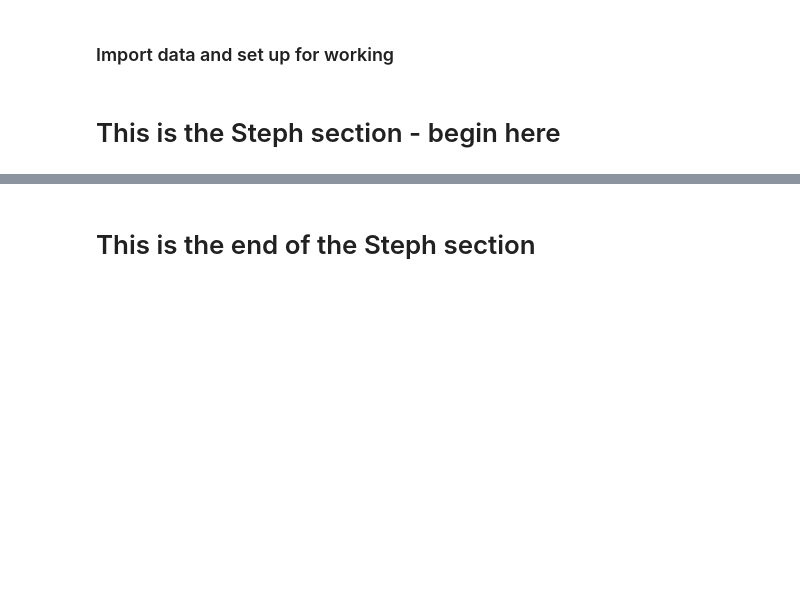
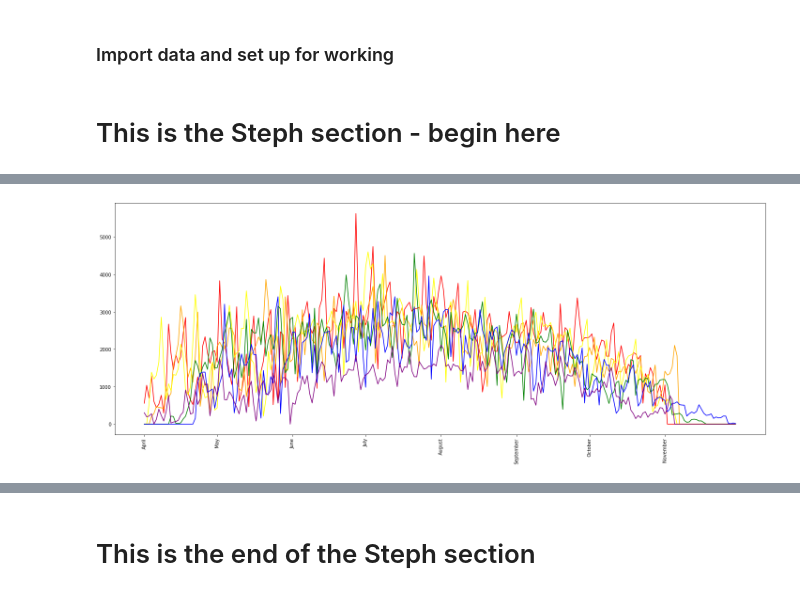
Before and after one commit to luchovzla/project-1, a Jupyter notebook: NiceRideCombined.ipynb, the cells around one changed output, grey strips where cells are left out. Saved outputs shown, nothing was run; the diff lists cells and outputs as text; code cells hidden in the pictures; blank space fills up the shorter version.

Commit message:
Fixed broken cells in Steph section, calculated day of the week.

```diff
--- a/NiceRideCombined.ipynb
+++ b/NiceRideCombined.ipynb
@@ -236,0 +297,12 @@ per_day_20 = pd.DataFrame(per_day_20)
+# %%
+# 2020
+x = s_2020
+extract_date(x)
+#s_2020.head()
+
+grouped_2020 = s_2020.groupby([s_2020["month"], s_2020["day"]]).count()
+grouped_2020 = grouped_2020["start_datetime"]
+
+grouped_2020 = pd.DataFrame(grouped_2020)
+grouped_2020 = grouped_2020.rename(columns={"start_datetime" : "num_rides"})
+len(grouped_2020)
@@ -236,0 +311,14 @@ per_day_20 = pd.DataFrame(per_day_20)
+# %%
+# 2020 is missing two date in the middle of the range that must be accounted for
+# before we can figure out day of the week:
+
+x = s_2020
+start = x.start_datetime[0]
+end = x.start_datetime[len(x.start_datetime)-1]
+s = pd.date_range(start, end, freq="D").to_list()
+print(s.pop(4))
+print(s.pop(59))
+s=pd.Series(s)
+s = list(s.dt.dayofweek)
+grouped_2020["dayofweek"] = s
+grouped_2020.head()
@@ -238,26 +336,26 @@ per_day_20 = pd.DataFrame(per_day_20)
 #Calculate daily rides by year
 
 #2015
-daily_rides_15 = list(per_day_15.account_type)
+daily_rides_15 = list(grouped_2015.num_rides)
 print(f"2015: {len(daily_rides_15)}")
 
 #2016
-daily_rides_16 = list(per_day_16.account_type)
+daily_rides_16 = list(grouped_2016.num_rides)
 print(f"2016: {len(daily_rides_16)}")
 
 #2017
-daily_rides_17 = list(per_day_17.account_type)
+daily_rides_17 = list(grouped_2017.num_rides)
 print(f"2017: {len(daily_rides_17)}")
 
 #2018
-daily_rides_18 = list(per_day_18.account_type)
+daily_rides_18 = list(grouped_2018.num_rides)
 print(f"2018: {len(daily_rides_18)}")
 
 #2019
-daily_rides_19 = list(per_day_19.account_type)
+daily_rides_19 = list(grouped_2019.num_rides)
 print(f"2019: {len(daily_rides_19)}")
 
 #2020
-daily_rides_20 = list(per_day_20.account_type)
+daily_rides_20 = list(grouped_2020.num_rides)
 print(f"2020: {len(daily_rides_20)}")
 #daily_rides_20
@@ -343,36 +477,38 @@ print(month_labels)
 # %%
 # Define parameters for plot by day
 
-plt.figure(figsize=(30,10))
+plt.figure(figsize=(20,8))
 #2015
 x_2015 = np.arange(1,245,1)
 y_2015 = rides_by_month["2015"]
 plt.plot(x_2015, y_2015, label="2015", color="red")
 #2016
 x_2016 = np.arange(1,245,1)
 y_2016 = rides_by_month["2016"]
 plt.plot(x_2016, y_2016, label ="2016", color="orange")
 #2017
 x_2017 = np.arange(1,245,1)
 y_2017 = rides_by_month["2017"]
 plt.plot(x_2017, y_2017, label="2017", color="yellow")
 #2018
 x_2018 = np.arange(1,245,1)
 y_2018 = rides_by_month["2018"]
 plt.plot(x_2018, y_2018, label="2018", color="green")
 #2019
 x_2019 = np.arange(1,245,1)
 y_2019 = rides_by_month["2019"]
 plt.plot(x_2019, y_2019, label="2019", color="blue")
 #2020
 x_2020 = np.arange(1,245,1)
 y_2020 = rides_by_month["2020"]
 plt.plot(x_2020, y_2020, label="2020", color="purple")
 
 plt.xticks(month_locations, month_labels, rotation="vertical")
 
 plt.tight_layout()
 plt.show()
+# %% [output]
+[figure, added]
 # %%
 # Define x_ticks for Mpls even timeline in 2020
 import matplotlib.ticker as ticker
```
Also changed, not shown: parts of 74 cells of this notebook, 1 other file.
